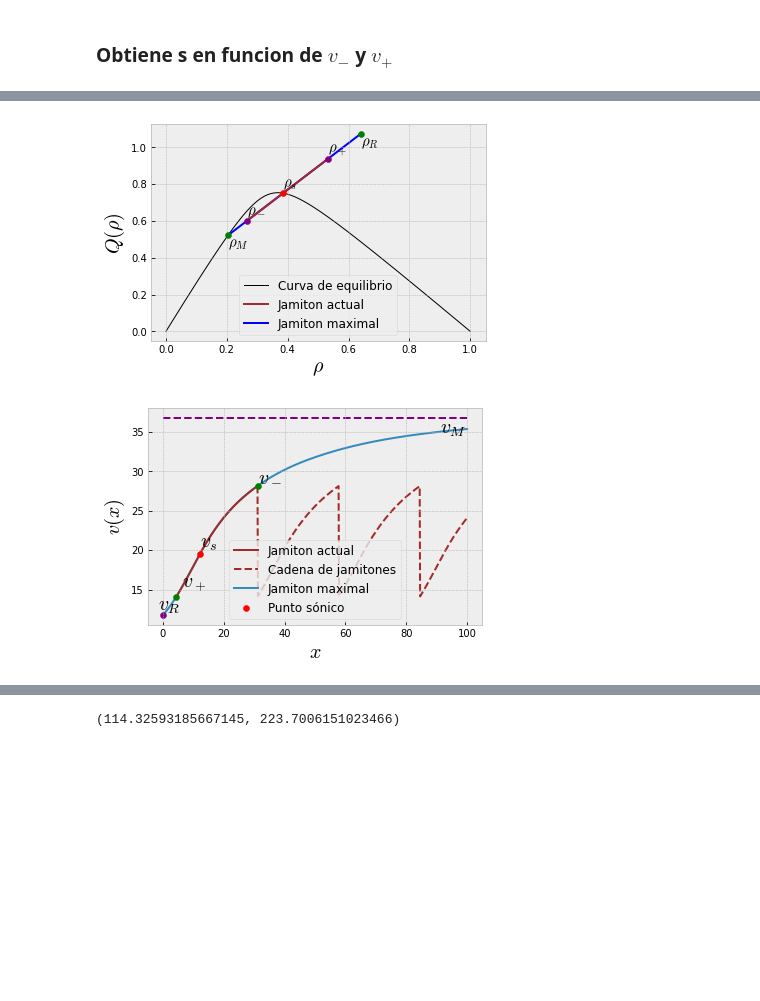
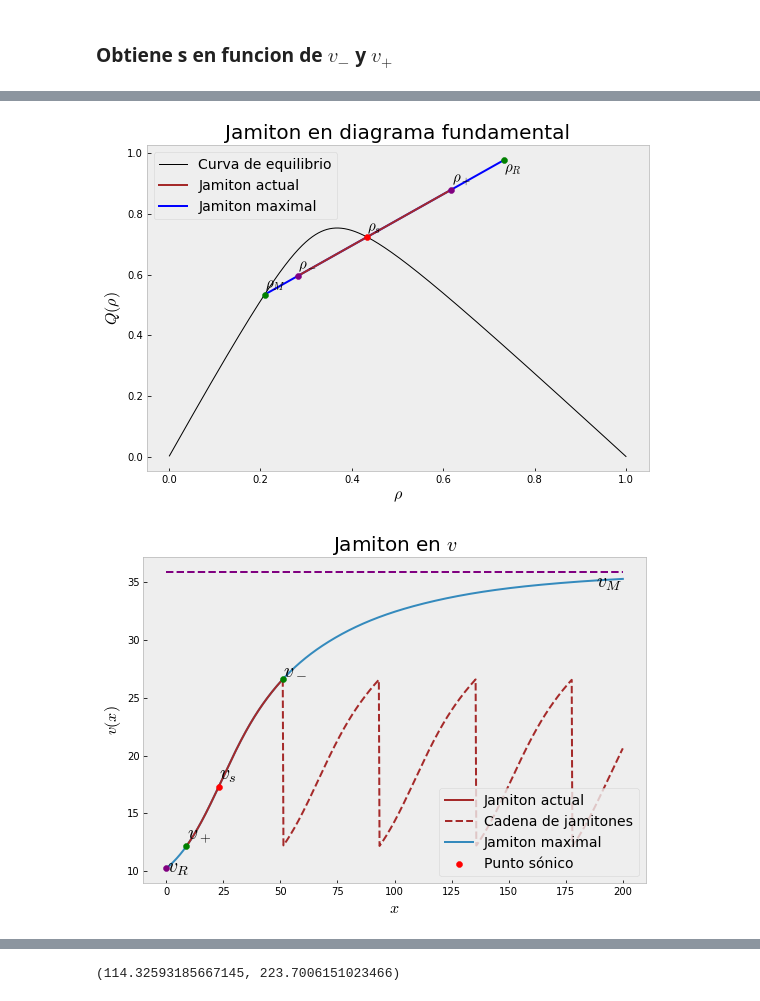
Before and after one commit to ElTapia/Jamiton, a Jupyter notebook: Second_order_traffic_model/Estudio_jamiton.ipynb, the cells around one changed output, grey strips where cells are left out. Drawn from its saved outputs; the diff is of its cells as text; code cells hidden in the pictures; blank space fills up the shorter version.

```diff
--- a/Second_order_traffic_model/Estudio_jamiton.ipynb
+++ b/Second_order_traffic_model/Estudio_jamiton.ipynb
@@ -251,7 +63,7 @@ def Q_prime(rho):
 
 # Velocidad de equilibrio
 def U(rho):
-    output = Q_e(rho)/(np.sqrt((rho**2 + 1e-5**2)))
+    output = Q_e(rho)/rho
     return output
 
 
@@ -266,7 +78,7 @@ def U_inv_points(z):
     z = float(z)
     U_to_inv = lambda x: U(x)-z
 
-    rho = np.real(newton(U_to_inv, 0.5*rho_max))
+    rho = np.real(root(U_to_inv, 0.5*rho_max).x[0])
     return rho
 
 zs_U = np.linspace(u_max, 0, 50)
@@ -280,10 +92,10 @@ def Q_p_inv_points(z):
     z = float(z)
     Q_to_inv = lambda x: Q_prime(x)-z
 
-    rho = np.real(newton(Q_to_inv, 0.3*rho_max))
+    rho = np.real(root(Q_to_inv, 0.3*rho_max).x[0])
     return rho
 
-rhos = np.linspace(0, rho_max-1e-5, 100_000)
+rhos = np.linspace(1e-4, rho_max-1e-5, 100_000)
 zs_Q = np.linspace(Q_prime(rhos).min(), u_max, 50)
 Q_p_inv_to_poly = [Q_p_inv_points(z) for z in zs_Q]
 
@@ -522,7 +295,7 @@ Intervalo de v_-: (11.71875, 15.402501721695259)
 Largo intervalo:  3.684
 # %%
 # Elección valores sónicos
-rho_s = 0.64 * rho_max #0.385 * rho_max
+rho_s = 0.43334728629845265 * rho_max #0.385 * rho_max # 0.64
 v_s = 1/rho_s # Se necesita rho_s normalizado
 
 m_bar = -h_bar_prime(v_s)
@@ -572,6 +347,6 @@ plt.show()
 # %%
 texts = []
-plt.plot(v_to_plot, r(v_to_plot, m_bar), zorder=0, color="black", label="r(v)", lw = 0.8)
+plt.plot(v_to_plot, r(v_to_plot, m_bar), zorder=0, color="black", label="r(v)")
 
 #plt.xlim(10, 40)
 #plt.ylim(2.5, 3.5)
@@ -590,7 +365,7 @@ texts += [plt.annotate(r"$v_s$", (v_s, r_min), fontsize=20)]
 plt.scatter(v_M, r_max, color="green", zorder=2)
 texts += [plt.annotate(r"$v_M$", (v_M, r_max), fontsize=20)]
 
-v_R = newton(lambda v: r(v, m_bar) - r_max, 10)#15)
+v_R = root(lambda v: r(v, m_bar) - r_max, 10).x[0]#15)
 plt.scatter(v_R, r(v_R, m_bar), color="green", zorder=2)
 texts += [plt.annotate(r"$v_R$", (v_R, r(v_R, m_bar)), fontsize=20)]
 
@@ -598,7 +373,7 @@ texts += [plt.annotate(r"$v_R$", (v_R, r(v_R, m_bar)), fontsize=20)]
 plt.hlines(r_max, v_R, v_M, color="blue", ls="--", label="jamiton maximal", zorder=1)
 
 # Jamiton actual
-v_minus = 11.9#(v_M + v_s)/2#(v_M + v_s)/1.77#31
+v_minus = (v_M + v_s)/2#(v_M + v_s)/1.77#31
 r_minus = r(v_minus, m_bar)
 v_plus = newton(lambda v: r(v, m_bar) - r_minus, 8)
 r_plus = r(v_plus, m_bar)
@@ -612,8 +387,9 @@ texts += [plt.annotate(r"$v_+$", (v_plus, r_plus), fontsize=20)]
 # Linea de jamiton actual
 plt.hlines(r_minus, v_plus, v_minus, color="brown", ls="--", label="jamiton actual", zorder=1)
 
-plt.xlabel(r"$v$", fontsize=20)
-plt.ylabel(r"$r(v)$", fontsize=20)
+plt.title("Ubica jamiton actual")
+plt.xlabel(r"$v$")
+plt.ylabel(r"$r(v)$")
 
 plt.xlim(v_R/1.2, v_M*1.1)
 plt.ylim(r(v_s, m_bar)/1.05, r(v_R, m_bar)*1.05)
@@ -622,8 +398,8 @@ adjust_text(texts)
 
 plt.tick_params(left = False , labelleft = False ,
                 labelbottom = False, bottom = False)
-plt.legend(fontsize=12)
+plt.legend()
 
-#plt.savefig("Jamitones/r_rho_{}.png".format(rho_s/rho_max))
+plt.savefig("Charts/Jamitones/encuentra_jamiton.png")
 plt.show()
 # %% [output]
@@ -668,7 +444,7 @@ Valores reales:  -9.107056785960982 0.64
 # %%
 texts = []
 # Diagrama fundamental
-plt.plot(rhos/rho_max, Q(rhos), zorder=0, color="black", label="Curva de equilibrio", lw=1)
+plt.plot(rhos/rho_max, Q_e(rhos), zorder=0, color="black", label="Curva de equilibrio", lw=1)
 #plt.xlim(0.01, 0.1)
 #plt.ylim(0.2, 1.5)
 
@@ -697,20 +473,22 @@ plt.plot([rho_plus/rho_max, rho_minus/rho_max], [m_bar + s_bar * rho_plus, m_bar
 plt.plot([rho_M/rho_max, rho_R/rho_max], [m_bar + s_bar * rho_M, m_bar + s_bar * rho_R], color="blue", ls="-",
          zorder=1, label="Jamiton maximal")
 
-plt.ylabel(r"$Q(\rho)$", fontsize=20)
-plt.xlabel(r"$\rho$", fontsize=20)
-plt.legend(fontsize=12)
+plt.title("Jamiton en diagrama fundamental")
+plt.ylabel(r"$Q(\rho)$")
+plt.xlabel(r"$\rho$")
+plt.legend()
 #plt.tick_params(left = False , labelleft = False ,
 #                labelbottom = False, bottom = False)
 adjust_text(texts)
 
-#plt.savefig("Jamitones/Q_rho_{}.png".format(rho_s/rho_max))
+plt.savefig("Charts/Jamitones/jam_diagrama.png")
+plt.grid()
 plt.show()
 # %% [output]
-[figure, old version]
+[figure, new version]
 # %%
 # Resuelve EDO
-t_f = 100
+t_f = 200
 sol_v = solve_ivp(ode_jam_v, (0, t_f), [v_R], t_eval=np.linspace(0, t_f, 10_000), args=[tau, m_bar, s_bar], dense_output=True)
 # %%
 # Encuentra xs
@@ -727,38 +505,40 @@ v_jam = sol_v.sol(x_jam)[0]
 # Cadena de jamitones
 def v_per(x):
     interval = x_plus - x_minus
     return sol_v.sol((x - x_minus) % interval + x_minus)[0]
 
 texts = []
 plt.plot(x_jam, v_jam, zorder=1, label="Jamiton actual", color="brown")
 plt.plot(x_to_per, v_per(x_to_per), zorder=0, color="brown", ls="--", label="Cadena de jamitones")
 
 plt.scatter(x_plus, sol_v.sol(x_plus)[0], zorder=2, color="green")
 texts += [plt.annotate(r"$v_+$", (x_plus, sol_v.sol(x_plus)[0]), fontsize=20)]
 plt.scatter(x_minus, sol_v.sol(x_minus)[0], zorder=2, color="green")
 texts += [plt.annotate(r"$v_-$", (x_minus, sol_v.sol(x_minus)[0]), fontsize=20)]
 plt.scatter(x_s, v_s, zorder=2, color="red", label="Punto sónico")
 texts += [plt.annotate(r"$v_s$", (x_s, v_s), fontsize=20)]
 
 
 # Jamiton maximal
 plt.plot(x_to_plot, sol_v.y[0], zorder=0, label="Jamiton maximal")
 plt.scatter(0, v_R, color="purple")
 texts += [plt.annotate(r"$v_R$", (0, v_R), fontsize=20)]
 plt.hlines(v_M, 0, t_f, color="purple", zorder=0, ls="--")
 texts += [plt.annotate(r"$v_M$", (t_f, v_M), fontsize=20)]
 
 #plt.xlim(-5, 42)
 #plt.ylim(10, 40)
-plt.xlabel(r"$x$", fontsize=20)
-plt.ylabel(r"$v(x)$", fontsize=20)
-plt.legend(fontsize=12)
+plt.title(r"Jamiton en $v$")
+plt.xlabel(r"$x$")
+plt.ylabel(r"$v(x)$")
+plt.legend()
 adjust_text(texts)
 
-#plt.savefig("Jamitones/v_rho_{}.png".format(rho_s/rho_max))
+plt.savefig("Charts/Jamitones/Jam_v.png")
+plt.grid()
 plt.show()
 # %% [output]
-[figure, old version]
+[figure, new version]
 # %%
 # Define densidad
 sol_rho = lambda x: 1/sol_v.sol(x)[0]
```
Also changed, not shown: parts of 62 cells of this notebook, 6 other files.
